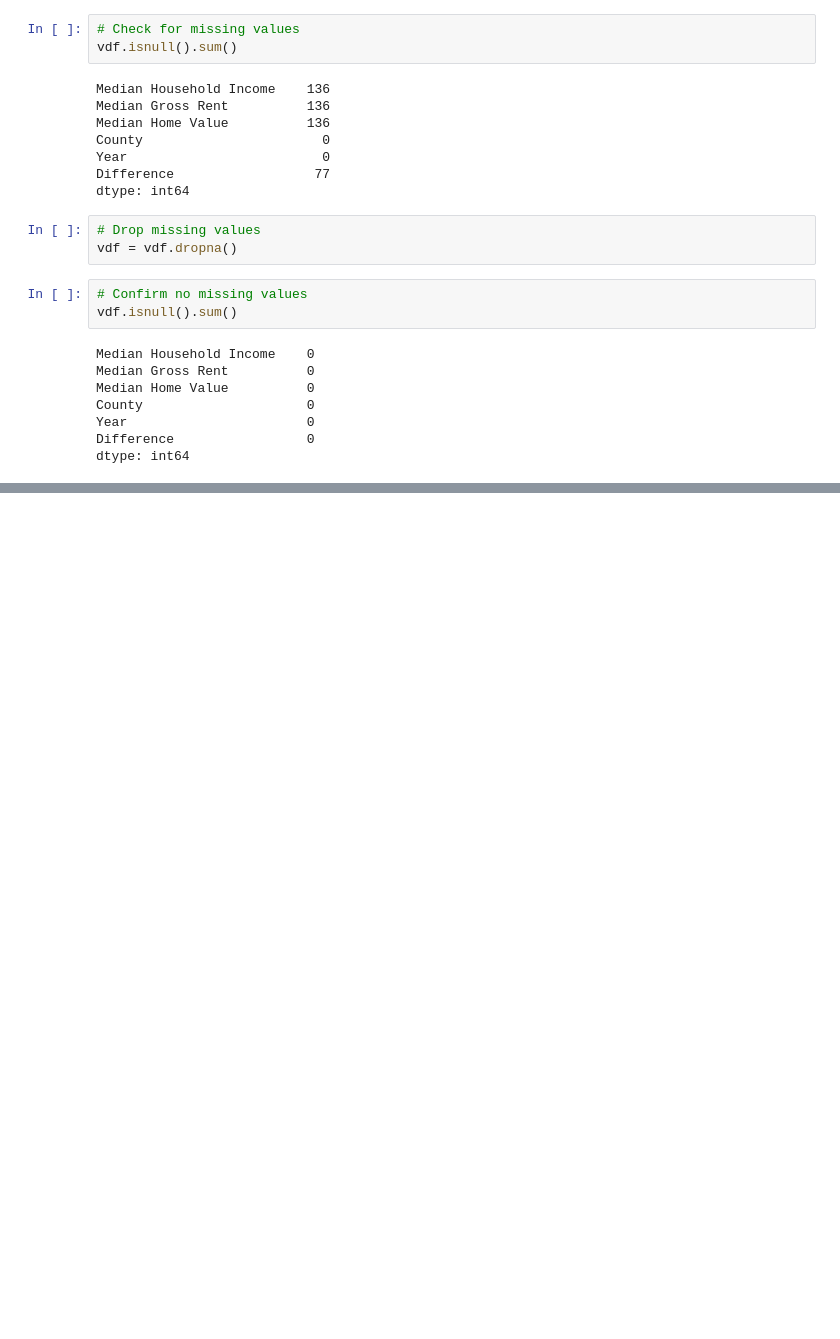
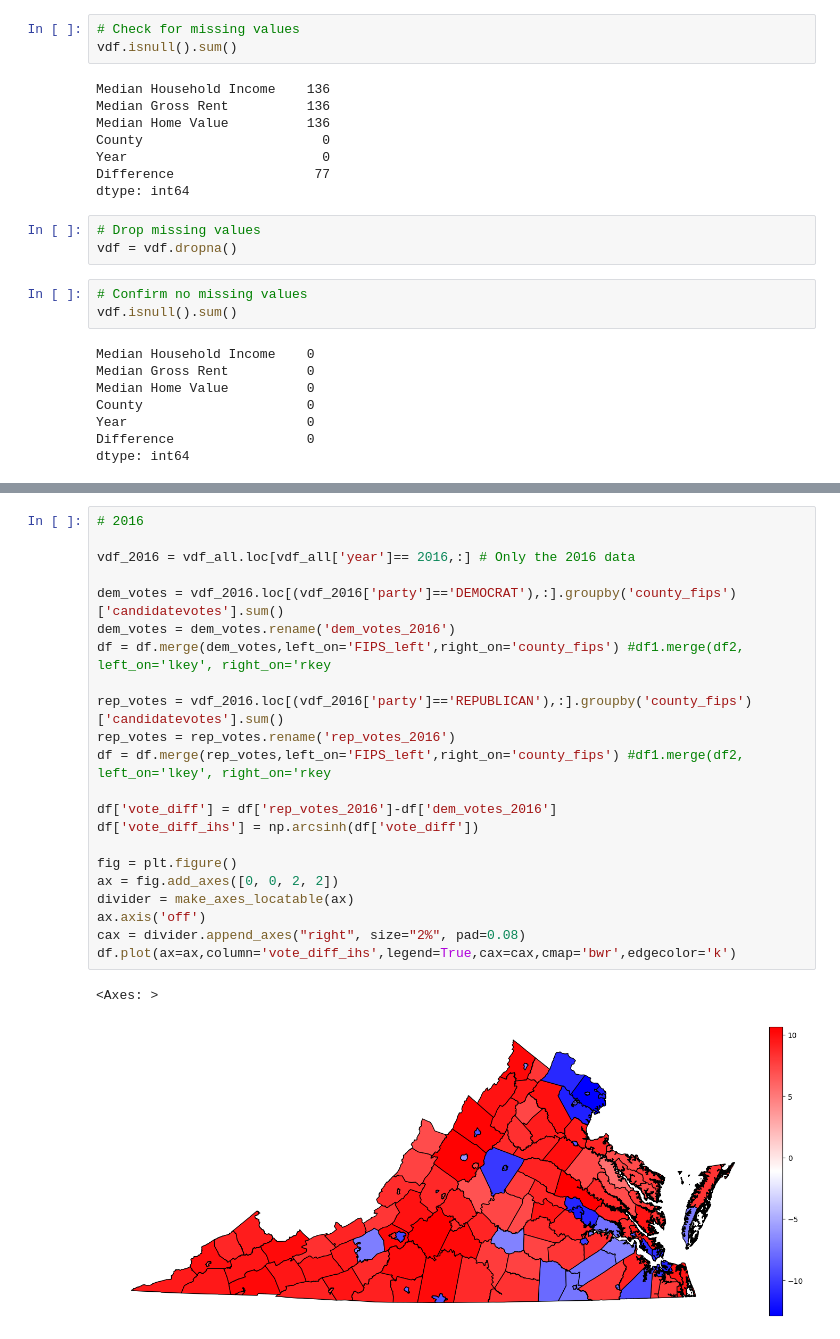
Before and after one commit to gdbwoo/DS-3001-Projects, a Jupyter notebook: Project 3/project_voting.ipynb, the cells around one changed output, grey strips where cells are left out. Saved outputs shown, nothing was run; the diff lists cells and outputs as text; blank space fills up the shorter version.

```diff
--- a/Project 3/project_voting.ipynb
+++ b/Project 3/project_voting.ipynb
@@ -275,0 +325,25 @@ dtype: int64
+# %%
+# 2016
+
+vdf_2016 = vdf_all.loc[vdf_all['year']== 2016,:] # Only the 2016 data
+
+dem_votes = vdf_2016.loc[(vdf_2016['party']=='DEMOCRAT'),:].groupby('county_fips')['candidatevotes'].sum()
+dem_votes = dem_votes.rename('dem_votes_2016')
+df = df.merge(dem_votes,left_on='FIPS_left',right_on='county_fips') #df1.merge(df2, left_on='lkey', right_on='rkey
+
+rep_votes = vdf_2016.loc[(vdf_2016['party']=='REPUBLICAN'),:].groupby('county_fips')['candidatevotes'].sum()
+rep_votes = rep_votes.rename('rep_votes_2016')
+df = df.merge(rep_votes,left_on='FIPS_left',right_on='county_fips') #df1.merge(df2, left_on='lkey', right_on='rkey
+
+df['vote_diff'] = df['rep_votes_2016']-df['dem_votes_2016']
+df['vote_diff_ihs'] = np.arcsinh(df['vote_diff'])
+
+fig = plt.figure()
+ax = fig.add_axes([0, 0, 2, 2])
+divider = make_axes_locatable(ax)
+ax.axis('off')
+cax = divider.append_axes("right", size="2%", pad=0.08)
+df.plot(ax=ax,column='vote_diff_ihs',legend=True,cax=cax,cmap='bwr',edgecolor='k')
+# %% [output]
+<Axes: >
+[figure, added]
```
Also changed, not shown: parts of 21 cells of this notebook.
